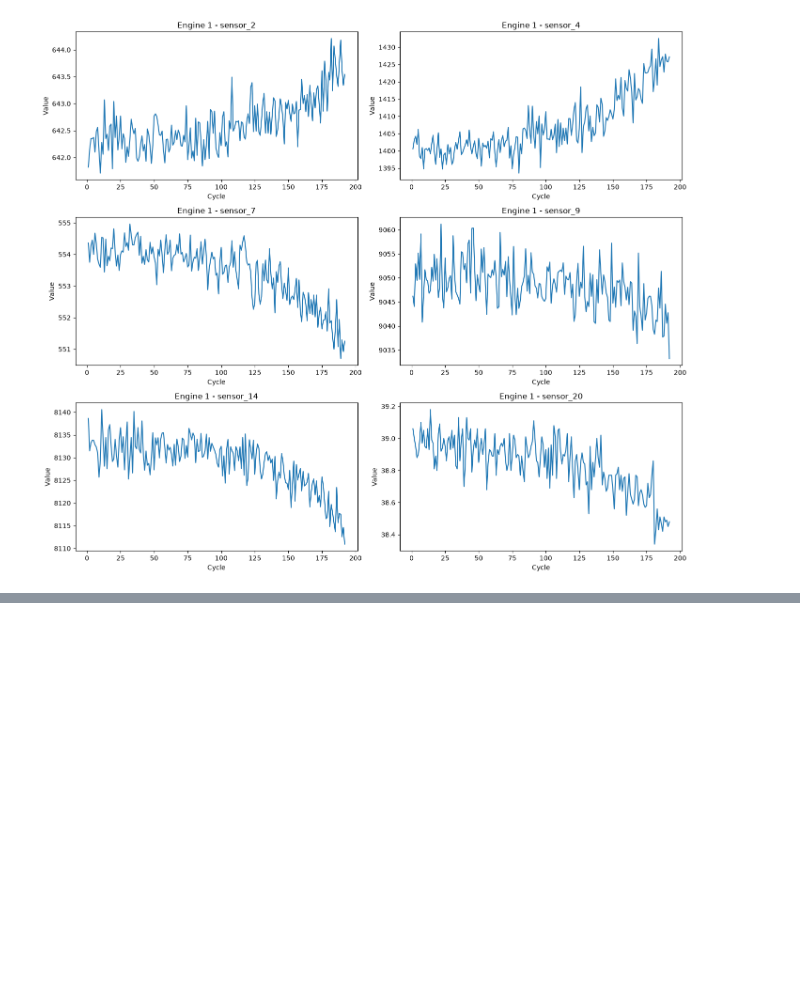
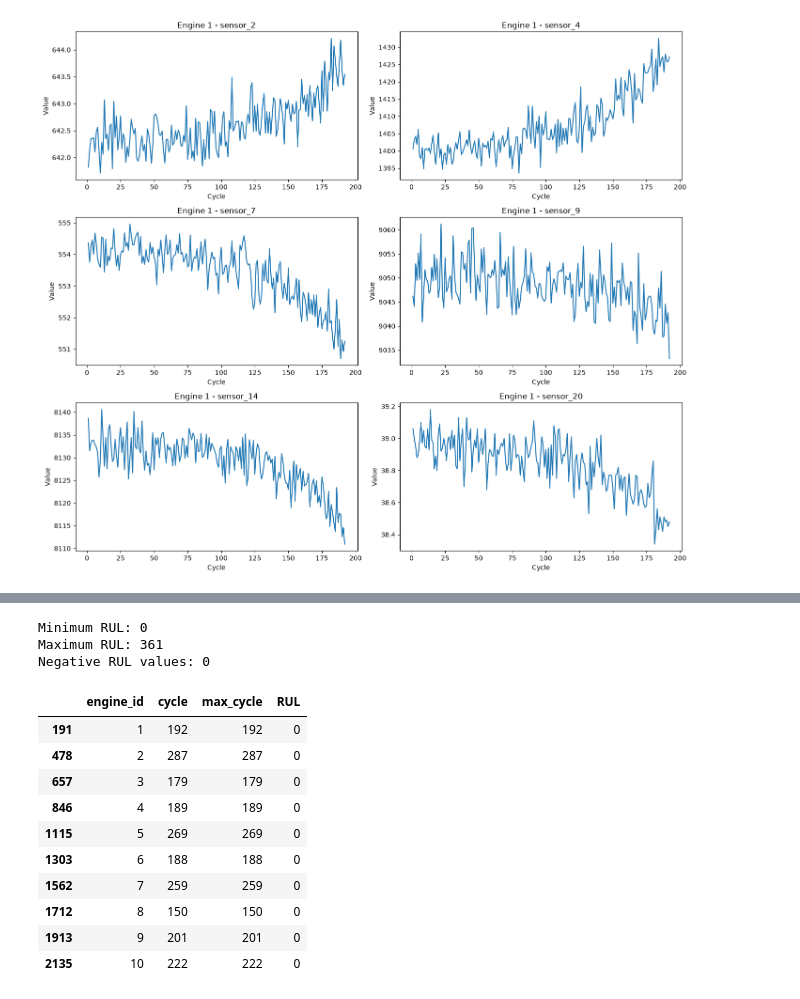
Before and after one commit to Bhav-creator452/predictive-maintenance-analyzer, a Jupyter notebook: notebooks/01_data_understanding.ipynb, the cells around one changed output, grey strips where cells are left out. Saved outputs shown, nothing was run; the diff lists cells and outputs as text; code cells hidden in the pictures; blank space fills up the shorter version.

```diff
--- a/notebooks/01_data_understanding.ipynb
+++ b/notebooks/01_data_understanding.ipynb
@@ -275,0 +475,27 @@ plt.show()
+# %%
+print("Minimum RUL:", train_df["RUL"].min())
+print("Maximum RUL:", train_df["RUL"].max())
+print("Negative RUL values:", (train_df["RUL"]<0).sum())
+# %% [output]
+Minimum RUL: 0
+Maximum RUL: 361
+Negative RUL values: 0
+# %%
+final_cycles = train_df.loc[
+    train_df["cycle"] == train_df["max_cycle"],
+    ["engine_id", "cycle", "max_cycle", "RUL"]
+]
+
+final_cycles.head(10)
+# %% [output]
+|  | engine_id | cycle | max_cycle | RUL |
+| 191 | 1 | 192 | 192 | 0 |
+| 478 | 2 | 287 | 287 | 0 |
+| 657 | 3 | 179 | 179 | 0 |
+| 846 | 4 | 189 | 189 | 0 |
+| 1115 | 5 | 269 | 269 | 0 |
+| 1303 | 6 | 188 | 188 | 0 |
+| 1562 | 7 | 259 | 259 | 0 |
+| 1712 | 8 | 150 | 150 | 0 |
+| 1913 | 9 | 201 | 201 | 0 |
+| 2135 | 10 | 222 | 222 | 0 |
```
Also changed, not shown: parts of 24 cells of this notebook, 1 other file.
